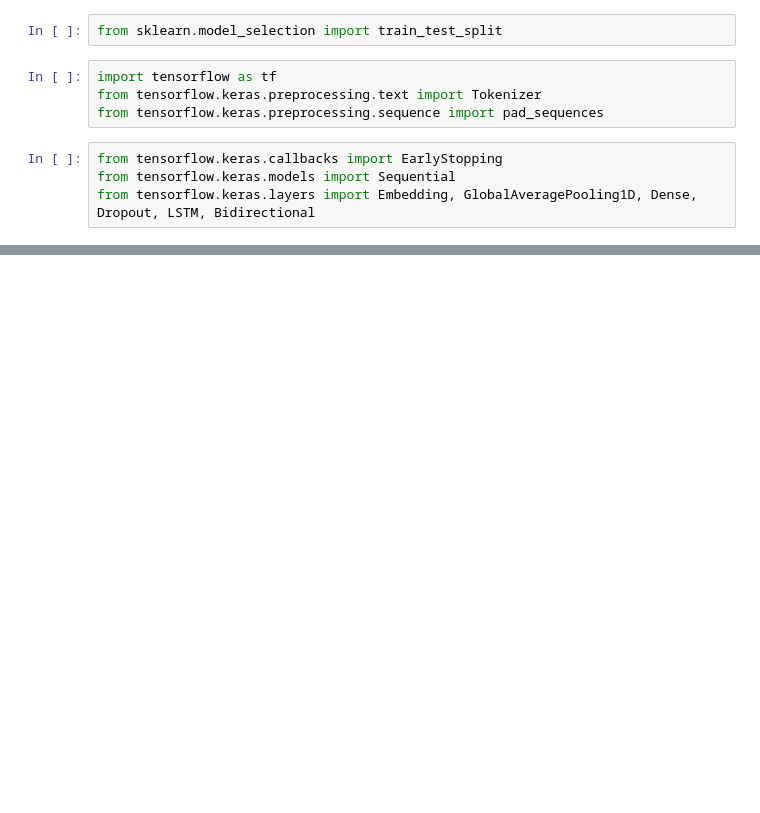
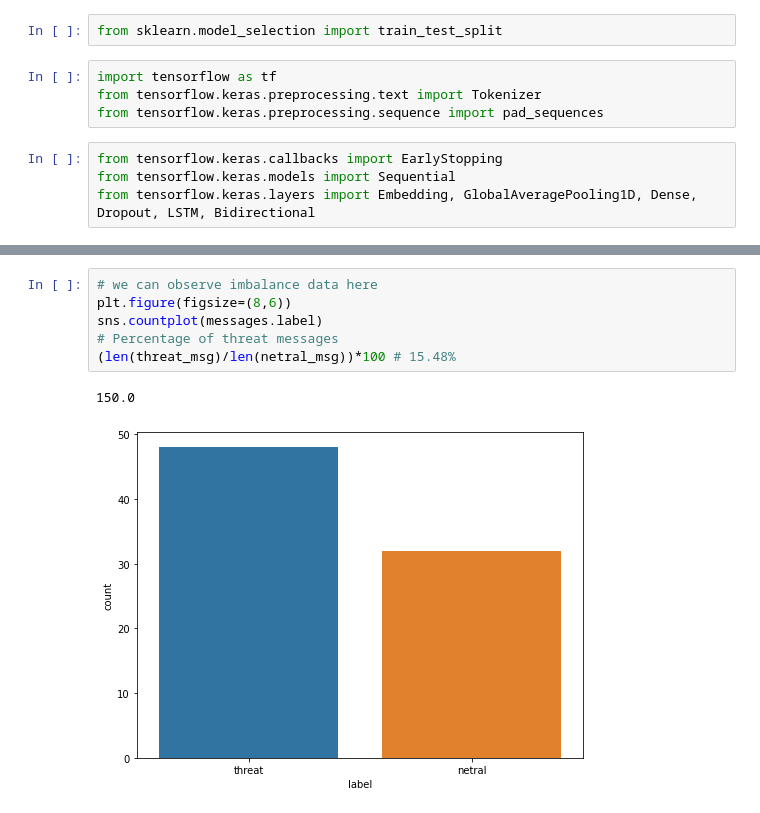
Before and after one commit to muhammadisa/threatmsgdetect, a Jupyter notebook: threatdetect.ipynb, the cells around one changed output, grey strips where cells are left out. Cells and saved outputs as stored; diff of their text form; blank space fills up the shorter version.

```diff
--- a/threatdetect.ipynb
+++ b/threatdetect.ipynb
@@ -26,0 +87,9 @@ messages[:3]
+# %%
+# we can observe imbalance data here
+plt.figure(figsize=(8,6))
+sns.countplot(messages.label)
+# Percentage of threat messages
+(len(threat_msg)/len(netral_msg))*100 # 15.48%
+# %% [output]
+150.0
+[figure, added]
```
Also changed, not shown: parts of 36 cells of this notebook, 1 other file.
